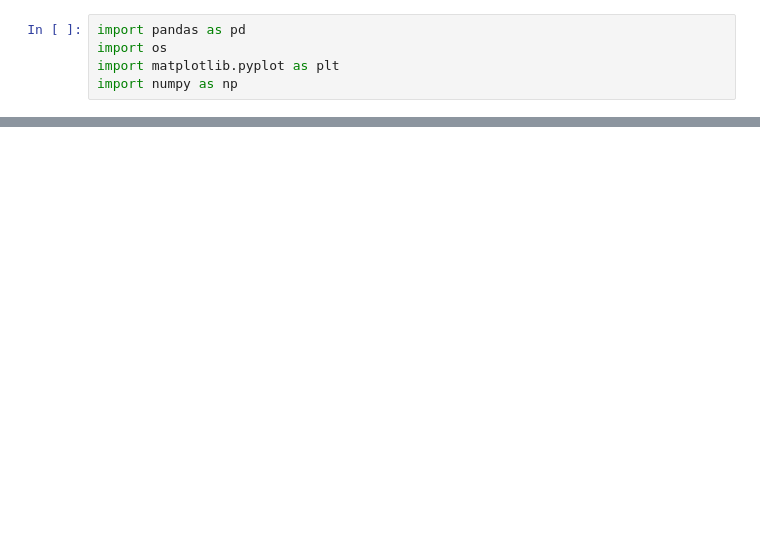
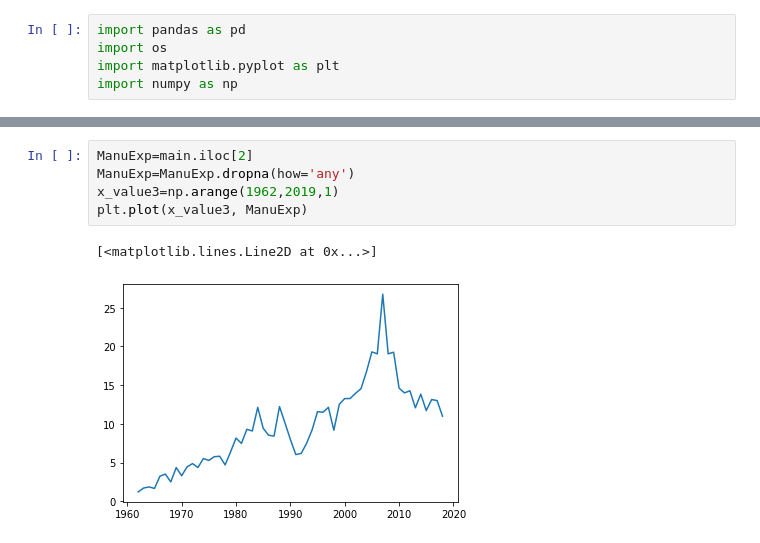
Before and after one commit to kennknisley/project-one-back, a Jupyter notebook: analysis_bc.ipynb, the cells around one changed output, grey strips where cells are left out. Cells and saved outputs as stored; diff of their text form; blank space fills up the shorter version.

```diff
--- a/analysis_bc.ipynb
+++ b/analysis_bc.ipynb
@@ -48,0 +46,8 @@ Name: Trade (% of GDP), dtype: float64
+# %%
+ManuExp=main.iloc[2]
+ManuExp=ManuExp.dropna(how='any')
+x_value3=np.arange(1962,2019,1)
+plt.plot(x_value3, ManuExp)
+# %% [output]
+[<matplotlib.lines.Line2D at 0x...>]
+[figure, added]
```
Also changed, not shown: parts of 4 cells of this notebook, 1 other file.
